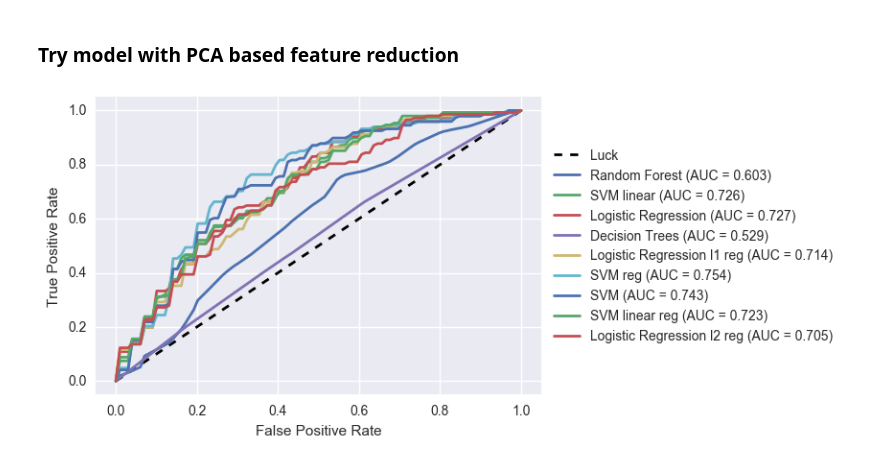
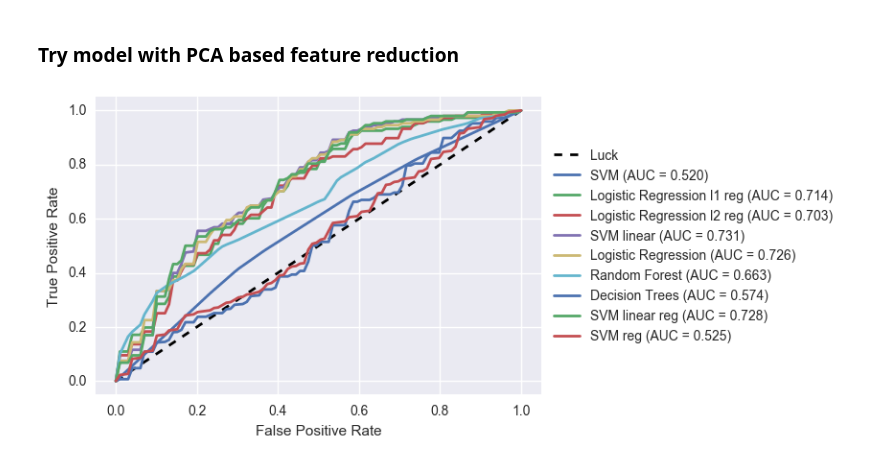
Before and after one commit to Htomlinson14/apnea_dev, a Jupyter notebook: notebooks/Hamish/Train Initial Models.ipynb, the cells around one changed output. Cells and saved outputs as stored; diff of their text form; code cells hidden in the pictures.

```diff
--- a/notebooks/Hamish/Train Initial Models.ipynb
+++ b/notebooks/Hamish/Train Initial Models.ipynb
@@ -62,13 +62,6 @@ xtest = x_data.loc[300:].reset_index(drop=True)
 ytest = y_data.loc[300:].reset_index(drop=True)
 xtrain = x_data.loc[:299].reset_index(drop=True)
 ytrain = y_data.loc[:299].reset_index(drop=True)
-
-# Normalise continuous data
-scaler = preprocessing.StandardScaler().fit(xtrain)
-xtrain[continuous_variables] = \
-pd.DataFrame(scaler.transform(xtrain), columns=xtrain.columns,index=xtrain.index)[continuous_variables]
-xtest[continuous_variables] = \
-pd.DataFrame(scaler.transform(xtest), columns=xtest.columns,index=xtest.index)[continuous_variables]
 # %%
 # Initialise models
 models = {\
@@ -91,11 +96,12 @@ make_aucs.main(data = [xtrain, ytrain], models=models, kfolds=5)
 ### Try model with PCA based feature reduction
 # %%
 # Use PCA to remove feature vectors
+xtrain_pca = xtrain.copy()
 pca = PCA(n_components=6)
-pca.fit(xtrain)
-xtrain_pca = pd.DataFrame(pca.transform(xtrain),index=xtrain.index)
+pca.fit(xtrain_pca)
+xtrain_pca = pd.DataFrame(pca.transform(xtrain_pca),index=xtrain_pca.index)
 
 # Try lower dimensional feature set on training data
 make_aucs.main(data = [xtrain_pca, ytrain], models=models, kfolds=5)
 # %% [output]
-[figure, old version]
+[figure, new version]
```
Also changed, not shown: parts of 10 cells of this notebook, 1 other file.
